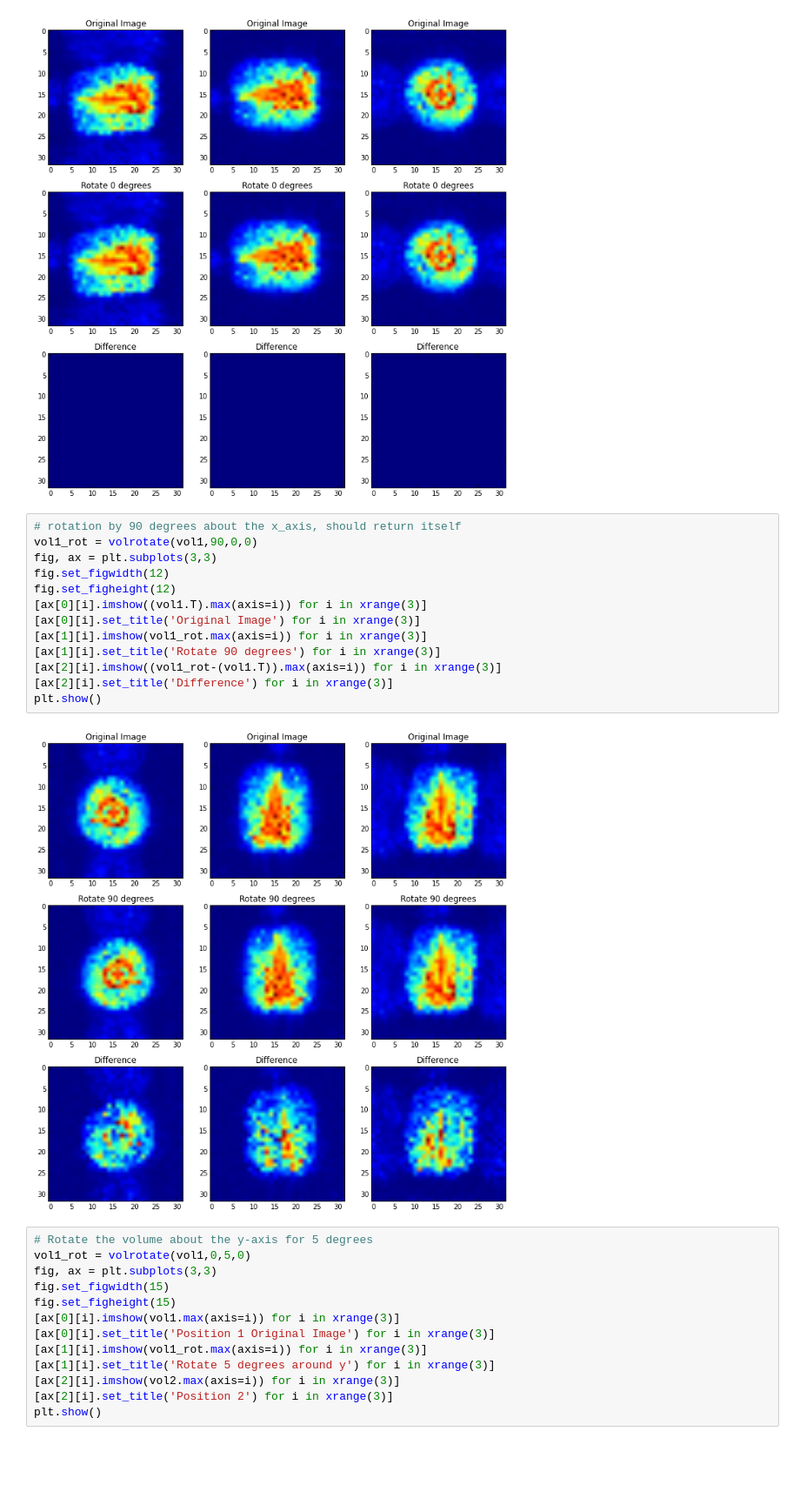
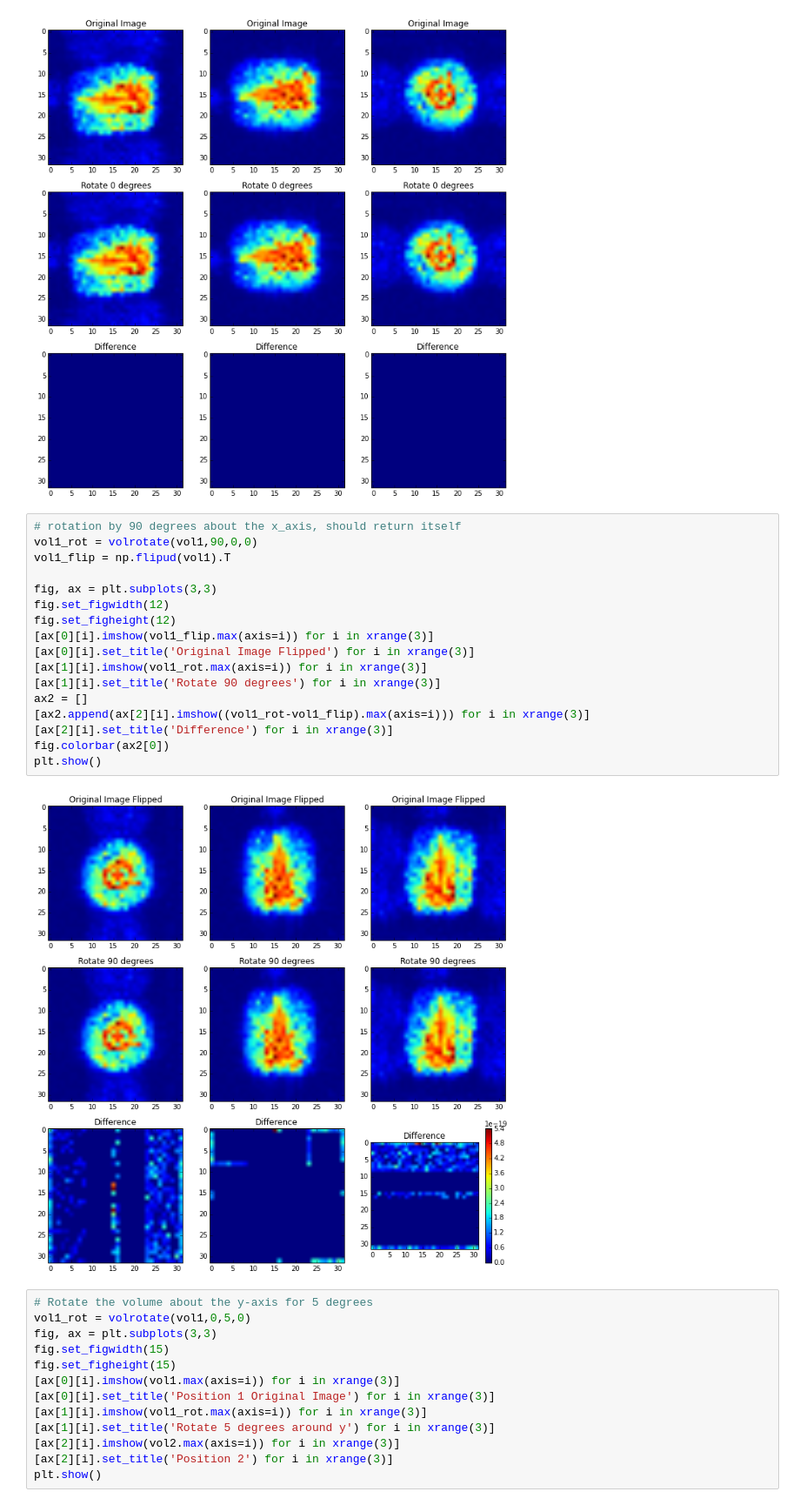
Before and after one commit to zyzdiana/AC297r-Volume-Registration, a Jupyter notebook: 3D-Interpolation.ipynb, the cells around one changed output. Shown at 87% size. Saved outputs shown, nothing was run; the diff lists cells and outputs as text; blank space fills up the shorter version.

```diff
--- a/3D-Interpolation.ipynb
+++ b/3D-Interpolation.ipynb
@@ -264,18 +264,22 @@ plt.show()
 # %%
 # rotation by 90 degrees about the x_axis, should return itself
 vol1_rot = volrotate(vol1,90,0,0)
+vol1_flip = np.flipud(vol1).T
+
 fig, ax = plt.subplots(3,3)
 fig.set_figwidth(12)
 fig.set_figheight(12)
-[ax[0][i].imshow((vol1.T).max(axis=i)) for i in xrange(3)]
-[ax[0][i].set_title('Original Image') for i in xrange(3)]
+[ax[0][i].imshow(vol1_flip.max(axis=i)) for i in xrange(3)]
+[ax[0][i].set_title('Original Image Flipped') for i in xrange(3)]
 [ax[1][i].imshow(vol1_rot.max(axis=i)) for i in xrange(3)]
 [ax[1][i].set_title('Rotate 90 degrees') for i in xrange(3)]
-[ax[2][i].imshow((vol1_rot-(vol1.T)).max(axis=i)) for i in xrange(3)]
+ax2 = []
+[ax2.append(ax[2][i].imshow((vol1_rot-vol1_flip).max(axis=i))) for i in xrange(3)]
 [ax[2][i].set_title('Difference') for i in xrange(3)]
+fig.colorbar(ax2[0])
 plt.show()
 # %% [output]
-[figure, old version]
+[figure, new version]
 # %%
 # Rotate the volume about the y-axis for 5 degrees
 vol1_rot = volrotate(vol1,0,5,0)
```
Also changed, not shown: parts of 1 cell of this notebook.
